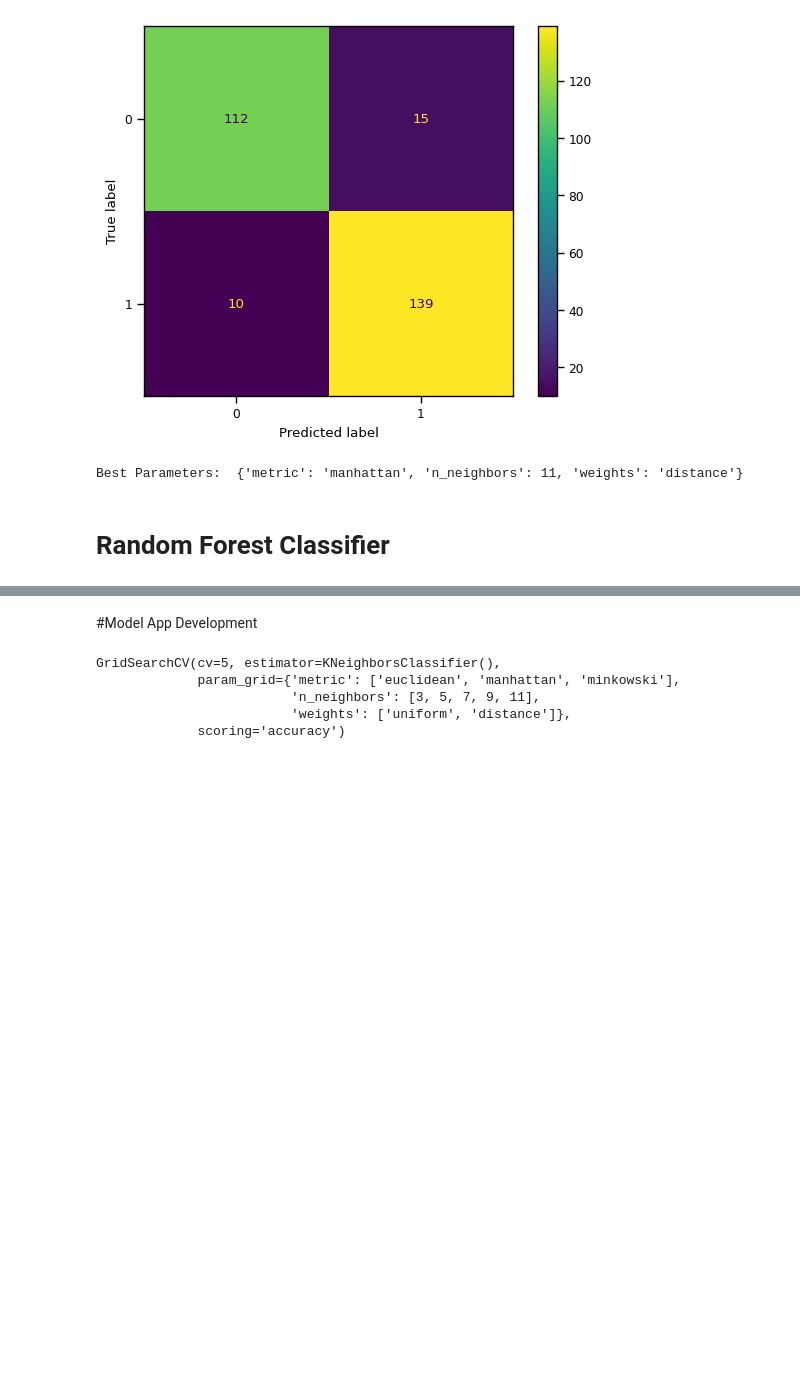
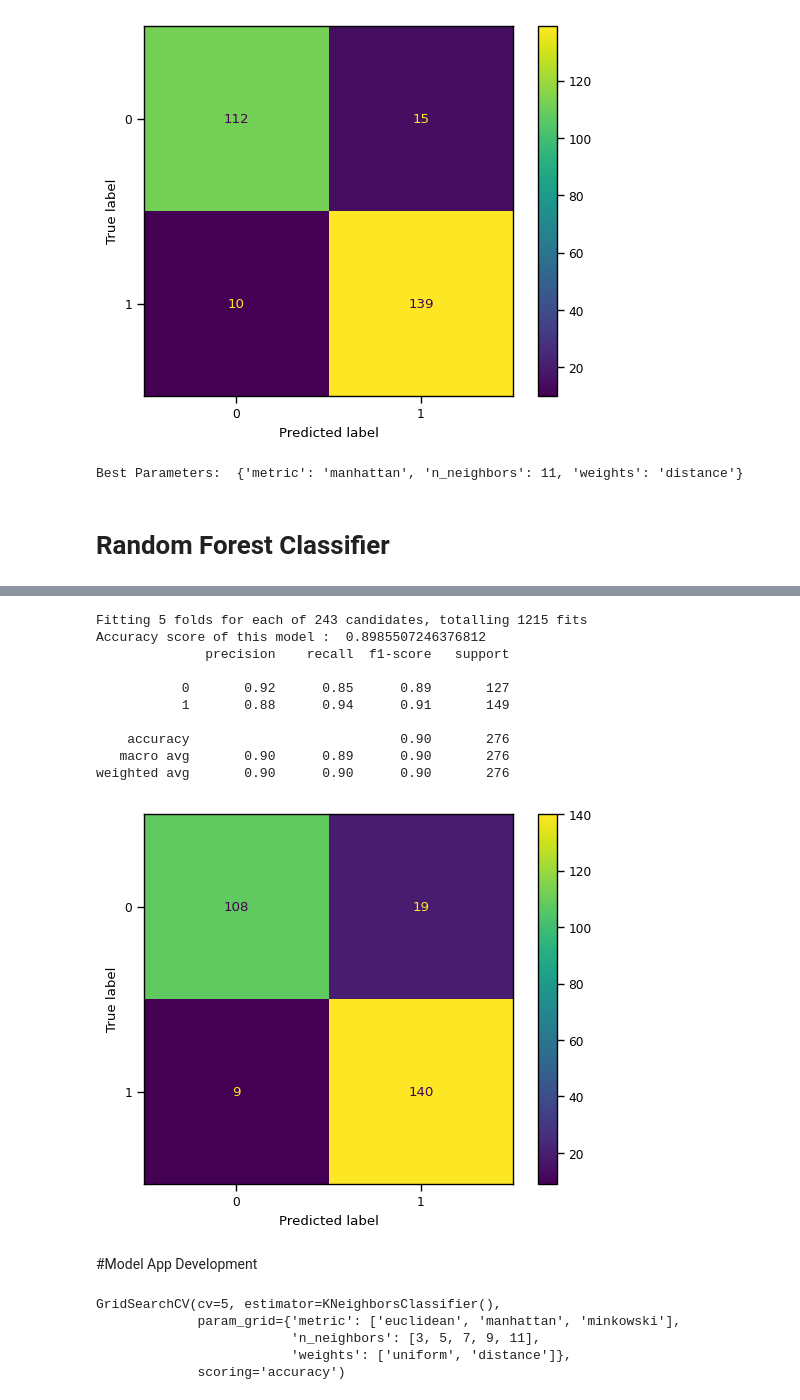
Before and after one commit to ojamoo/MLHeartDisease, a Jupyter notebook: B1571798_MLProjectToPredictHeartDisease.ipynb, the cells around one changed output, grey strips where cells are left out. Drawn from its saved outputs; the diff is of its cells as text; code cells hidden in the pictures; blank space fills up the shorter version.

```diff
--- a/B1571798_MLProjectToPredictHeartDisease.ipynb
+++ b/B1571798_MLProjectToPredictHeartDisease.ipynb
@@ -727,15 +729,27 @@ weighted avg       0.90      0.89      0.89       276
 # %%
-#hyperF = dict(
-#    n_estimators = [1200, 1400, 1600],  # Increase the number of trees
-#    max_depth = [30, 40, None],          # Try deeper trees and no limit
-#    min_samples_split = [4, 6, 8],       # Narrow around the best value found
-#    min_samples_leaf = [1, 2, 3],        # Fine-tune
-#    max_features = ['sqrt', 'log2', 0.5] # Add max_features to the grid
-#)
+hyperF = dict(
+    n_estimators = [1200, 1400, 1600],  # Increase the number of trees
+    max_depth = [30, 40, None],          # Try deeper trees and no limit
+    min_samples_split = [4, 6, 8],       # Narrow around the best value found
+    min_samples_leaf = [1, 2, 3],        # Fine-tune
+    max_features = ['sqrt', 'log2', 0.5] # Add max_features to the grid
+)
 
-#RF2 = GridSearchCV(RF, hyperF, cv = 5, verbose = 1,
-#                      n_jobs = -1)
-#ML(RF2)
+RF2 = GridSearchCV(RF, hyperF, cv = 5, verbose = 1,
+                      n_jobs = -1)
+ML(RF2)
+# %% [output]
+Fitting 5 folds for each of 243 candidates, totalling 1215 fits
+Accuracy score of this model :  0.8985507246376812
+              precision    recall  f1-score   support
+
+           0       0.92      0.85      0.89       127
+           1       0.88      0.94      0.91       149
+
+    accuracy                           0.90       276
+   macro avg       0.90      0.89      0.90       276
+weighted avg       0.90      0.90      0.90       276
+[figure, added]
 # %%
 #the best estimator used to make predictions
 #best_rf = RF2.best_estimator_
```
Also changed, not shown: parts of 14 cells of this notebook.
